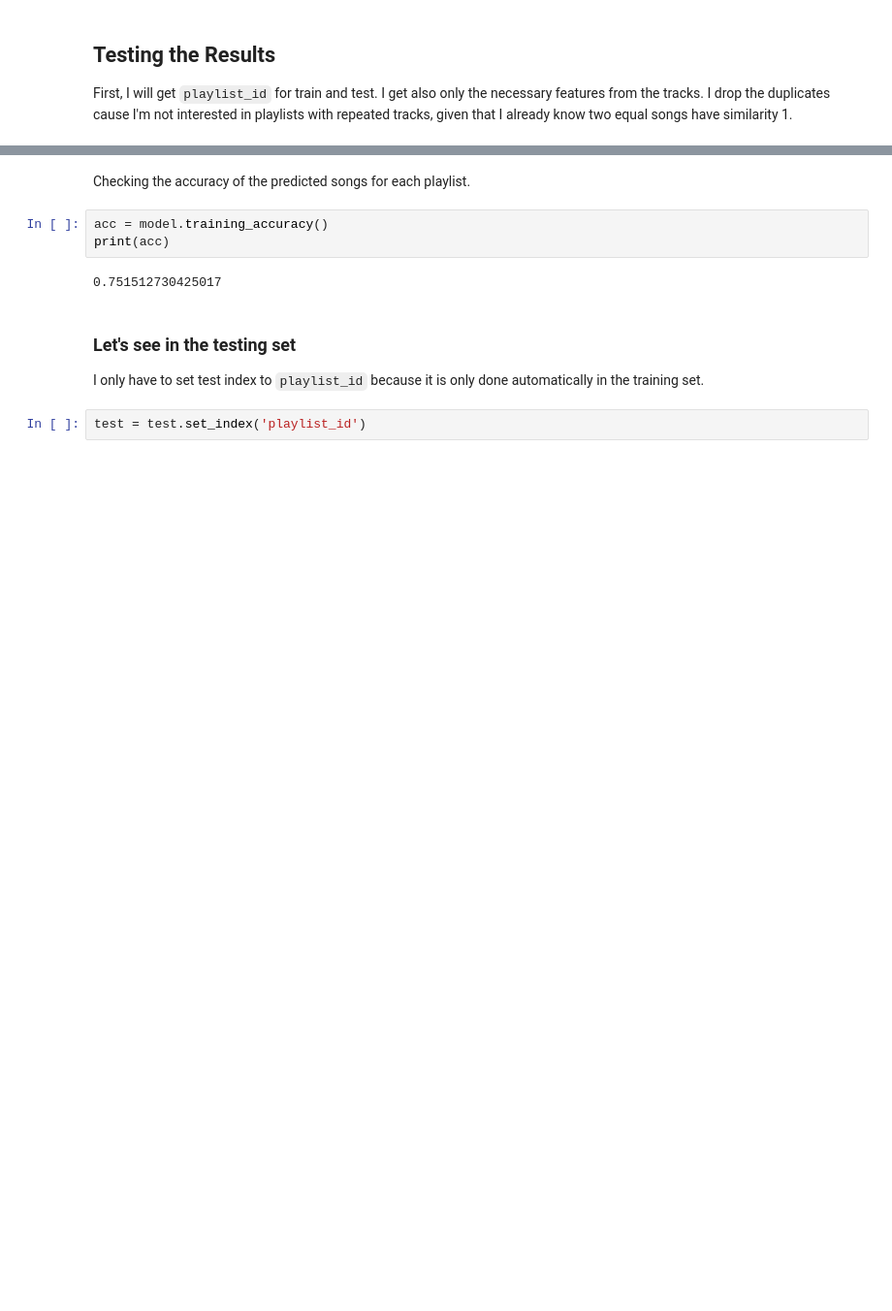
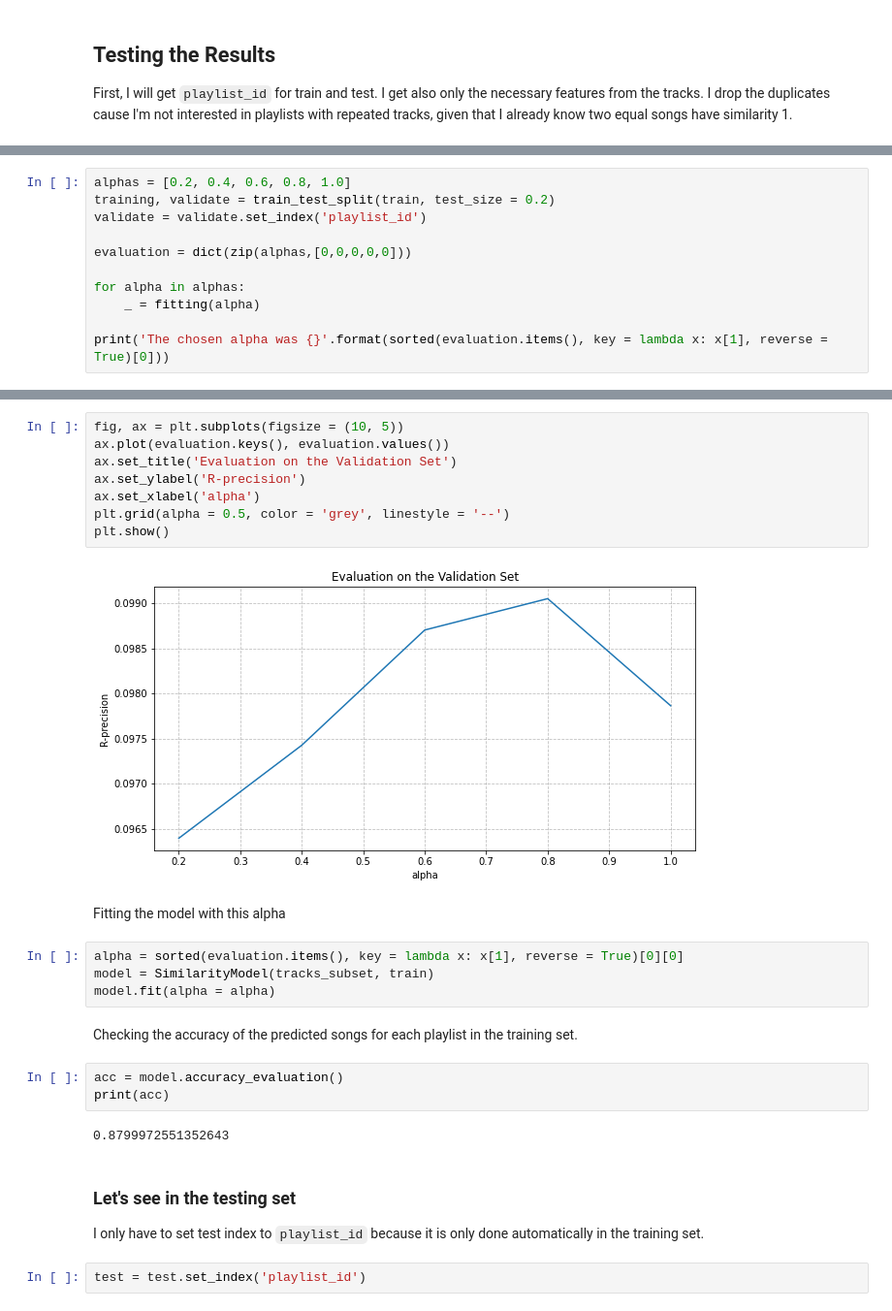
Before and after one commit to lucasresck/espotifai, a Jupyter notebook: notebooks/similarity_matrix.ipynb, the cells around one changed output, grey strips where cells are left out. Shown at 97% size. Saved outputs shown, nothing was run; the diff lists cells and outputs as text; blank space fills up the shorter version.

```diff
--- a/notebooks/similarity_matrix.ipynb
+++ b/notebooks/similarity_matrix.ipynb
@@ -246,0 +311,11 @@ model.fit()
+# %%
+alphas = [0.2, 0.4, 0.6, 0.8, 1.0]
+training, validate = train_test_split(train, test_size = 0.2)
+validate = validate.set_index('playlist_id')
+
+evaluation = dict(zip(alphas,[0,0,0,0,0]))
+
+for alpha in alphas:
+    _ = fitting(alpha)
+
+print('The chosen alpha was {}'.format(sorted(evaluation.items(), key = lambda x: x[1], reverse = True)[0]))
@@ -247,10 +339,26 @@ model.fit()
+# %%
+fig, ax = plt.subplots(figsize = (10, 5))
+ax.plot(evaluation.keys(), evaluation.values())
+ax.set_title('Evaluation on the Validation Set')
+ax.set_ylabel('R-precision')
+ax.set_xlabel('alpha')
+plt.grid(alpha = 0.5, color = 'grey', linestyle = '--')
+plt.show()
+# %% [output]
+[figure, added]
+# %% [markdown]
+Fitting the model with this alpha
+# %%
+alpha = sorted(evaluation.items(), key = lambda x: x[1], reverse = True)[0][0]
+model = SimilarityModel(tracks_subset, train)
+model.fit(alpha = alpha)
 # %% [markdown]
-Checking the accuracy of the predicted songs for each playlist.
+Checking the accuracy of the predicted songs for each playlist in the training set.
 # %%
-acc = model.training_accuracy()
+acc = model.accuracy_evaluation()
 print(acc)
 # %% [output]
-0.751512730425017
+0.8799972551352643
 # %% [markdown]
 ### Let's see in the testing set
 
```
Also changed, not shown: parts of 31 cells of this notebook.
